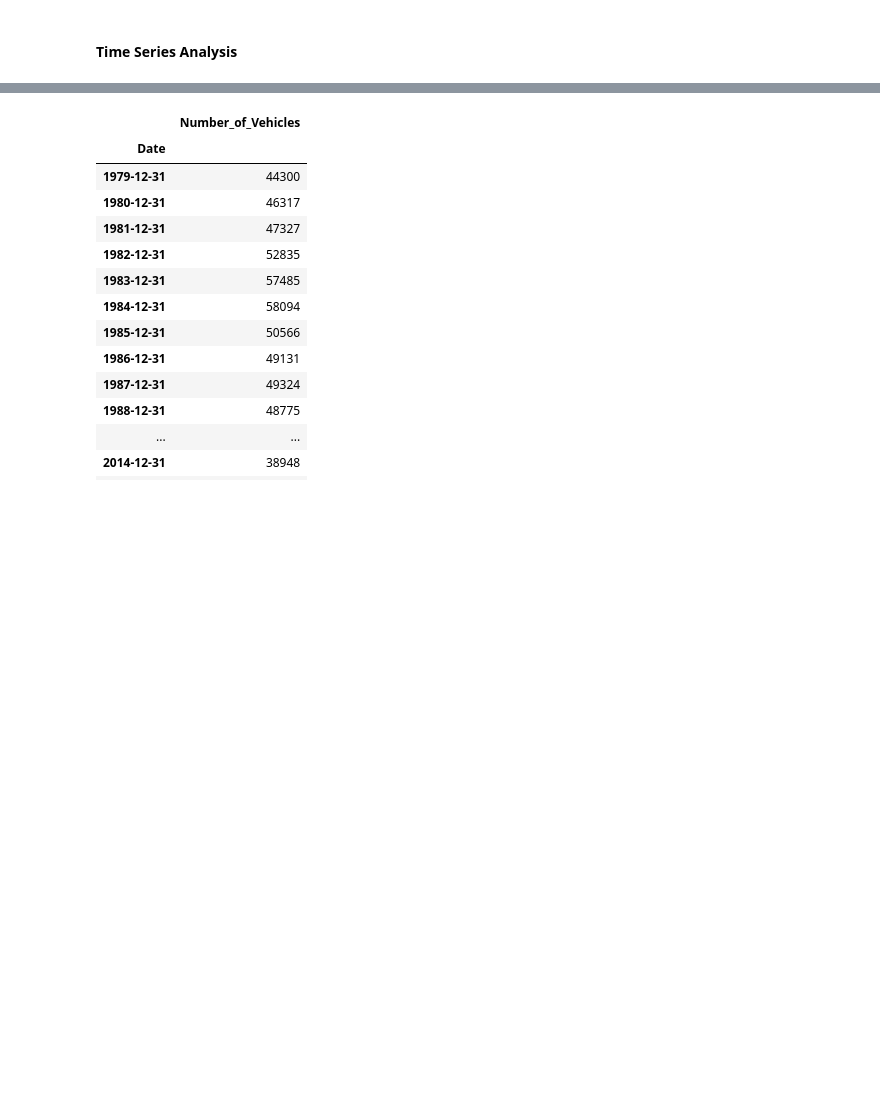
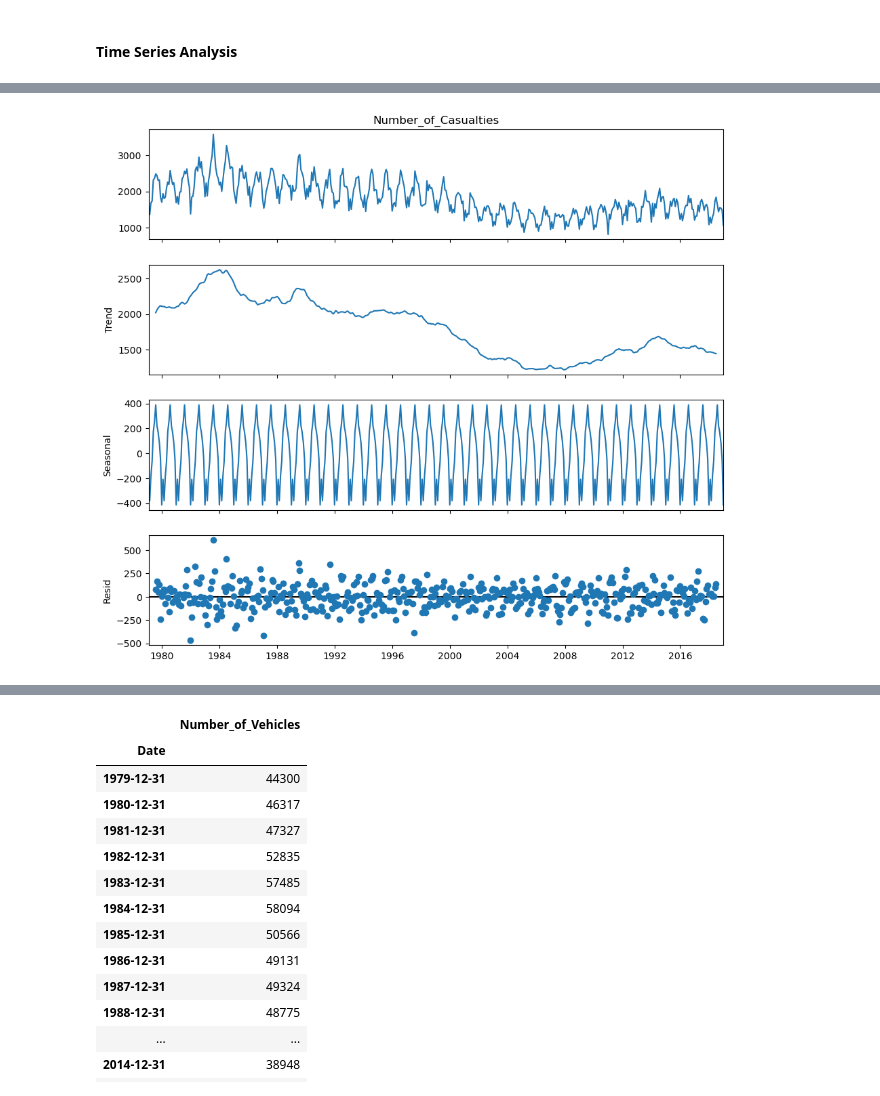
Before and after one commit to mchase007/EDA_UK_Bicycle_Accidents_1979_2018, a Jupyter notebook: EDA_BicycleAccidents.ipynb, the cells around one changed output, grey strips where cells are left out. Saved outputs shown, nothing was run; the diff lists cells and outputs as text; code cells hidden in the pictures; blank space fills up the shorter version.

```diff
--- a/EDA_BicycleAccidents.ipynb
+++ b/EDA_BicycleAccidents.ipynb
@@ -1186,0 +1251,8 @@ plt.show()
+# %%
+# Decomposition of number of casualties over time
+decomposition_multi = seasonal_decompose(casualties_per_month["Number_of_Casualties"], model='additive', period = 12)
+fig = decomposition_multi.plot()
+fig.set_size_inches((10, 9))
+plt.show()
+# %% [output]
+[figure, added]
```
Also changed, not shown: parts of 26 cells of this notebook, 1 other file.
